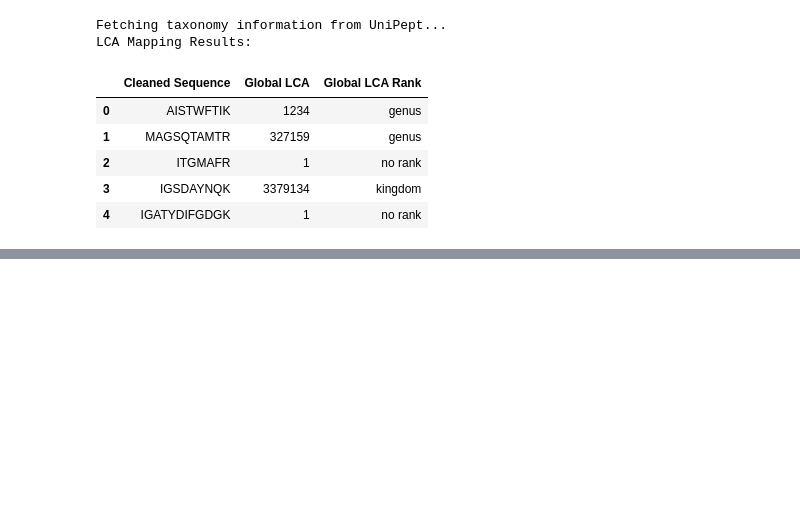
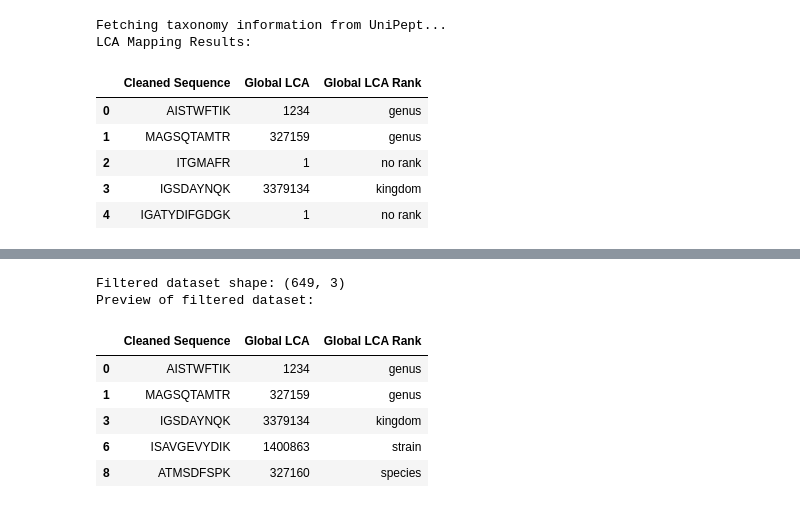
Before and after one commit to Asciilator/Peptide_identification_with_custom_database, a Jupyter notebook: pipeline_algorithm.ipynb, the cells around one changed output, grey strips where cells are left out. Drawn from its saved outputs; the diff is of its cells as text; code cells hidden in the pictures; blank space fills up the shorter version.

```diff
--- a/pipeline_algorithm.ipynb
+++ b/pipeline_algorithm.ipynb
@@ -230,0 +285,32 @@ LCA Mapping Results:
+# %%
+# Step 1: Replace 'no rank' with 'Unclassified' for clarity
+lca_results_df["Global LCA Rank"] = lca_results_df["Global LCA Rank"].replace("no rank", "Unclassified")
+
+# Step 2: Define acceptable ranks (family and more specific)
+allowed_ranks = ["kingdom", "phylum", "class", "order", "family","genus", "species", "strain"]
+
+# Step 3: Filter the DataFrame to only include allowed ranks
+filtered_lca_df = lca_results_df[lca_results_df["Global LCA Rank"].isin(allowed_ranks)].copy()
+
+# Step 4: Count how many times each taxon ID appears
+taxon_counts = filtered_lca_df["Global LCA"].value_counts()
+
+# Step 5: Apply a frequency cutoff (e.g. at least 10 peptides per taxon ID)
+taxa_to_keep = taxon_counts[taxon_counts >= 10].index
+
+# Step 6: Keep only rows with a frequently occurring taxon ID
+filtered_lca_df = filtered_lca_df[filtered_lca_df["Global LCA"].isin(taxa_to_keep)]
+
+# Summary printout
+print(f"Filtered dataset shape: {filtered_lca_df.shape}")
+print("Preview of filtered dataset:")
+display(filtered_lca_df.head())
+# %% [output]
+Filtered dataset shape: (649, 3)
+Preview of filtered dataset:
+|  | Cleaned Sequence | Global LCA | Global LCA Rank |
+| 0 | AISTWFTIK | 1234 | genus |
+| 1 | MAGSQTAMTR | 327159 | genus |
+| 3 | IGSDAYNQK | 3379134 | kingdom |
+| 6 | ISAVGEVYDIK | 1400863 | strain |
+| 8 | ATMSDFSPK | 327160 | species |
```
Also changed, not shown: parts of 8 cells of this notebook.
